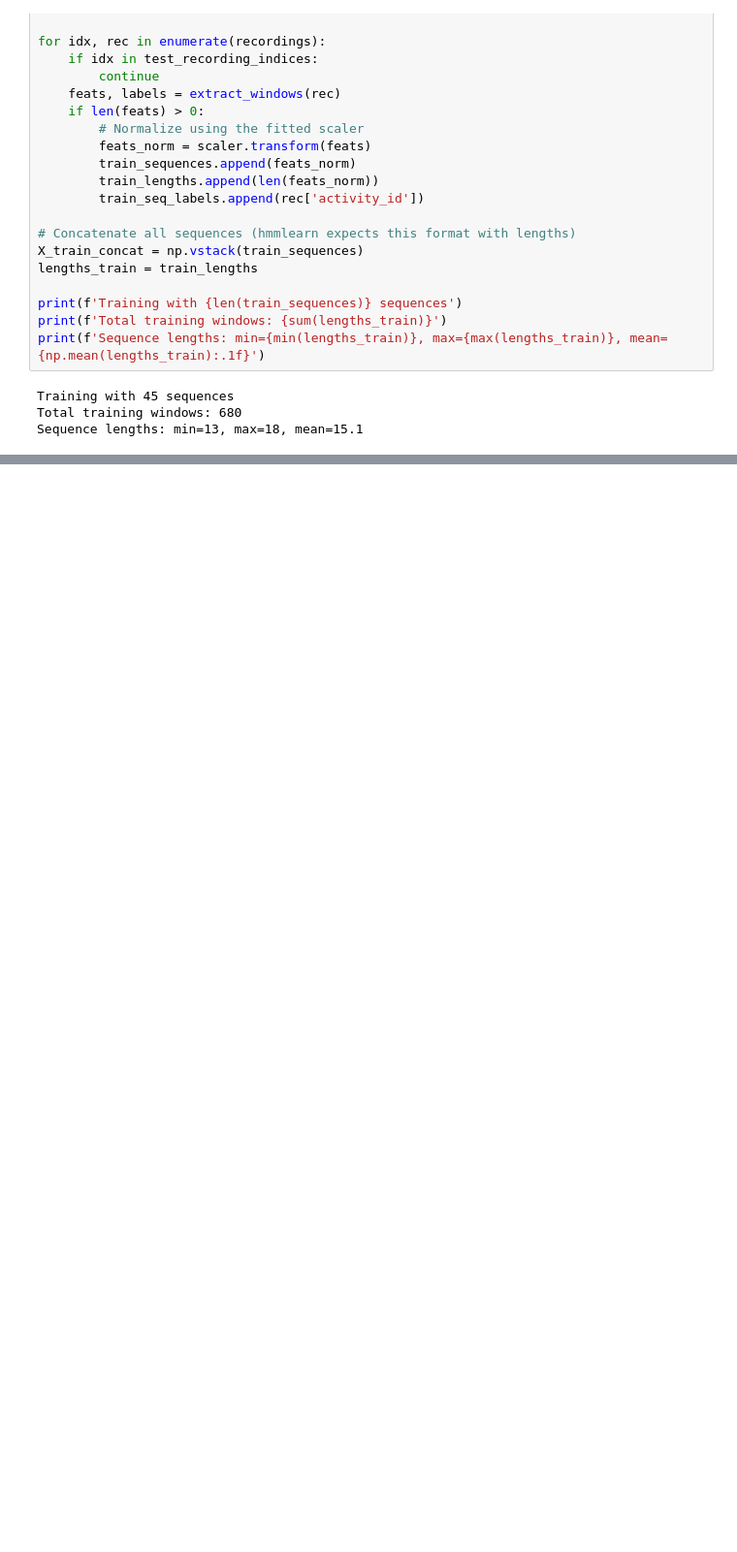
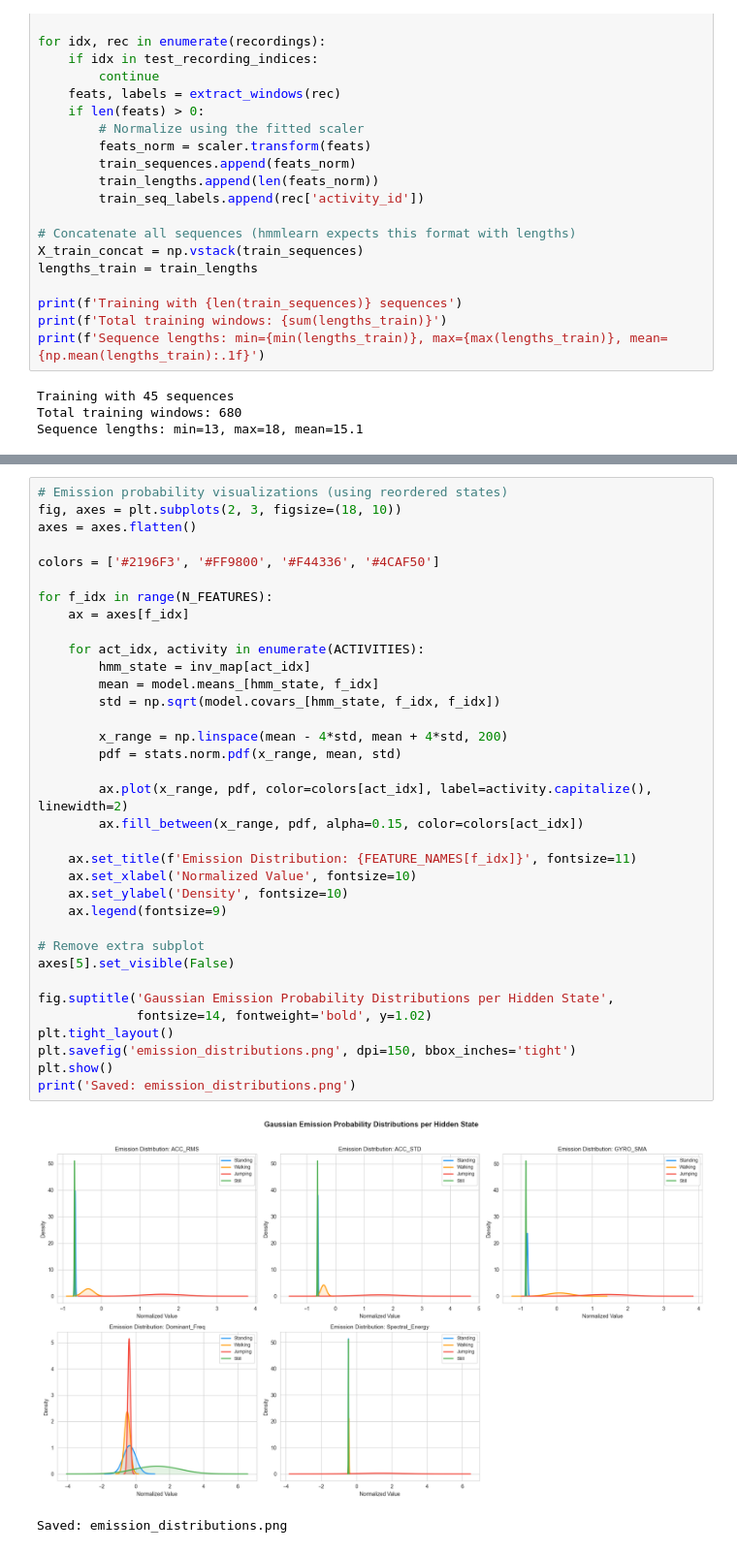
Before and after one commit to izabayo7/human-motion-with-HMM, a Jupyter notebook: hmm_activity_recognition.ipynb, the cells around one changed output, grey strips where cells are left out. Shown at 97% size. Saved outputs shown, nothing was run; the diff lists cells and outputs as text; blank space fills up the shorter version.

```diff
--- a/hmm_activity_recognition.ipynb
+++ b/hmm_activity_recognition.ipynb
@@ -599,0 +810,38 @@ Sequence lengths: min=13, max=18, mean=15.1
+# %%
+# Emission probability visualizations (using reordered states)
+fig, axes = plt.subplots(2, 3, figsize=(18, 10))
+axes = axes.flatten()
+
+colors = ['#2196F3', '#FF9800', '#F44336', '#4CAF50']
+
+for f_idx in range(N_FEATURES):
+    ax = axes[f_idx]
+
+    for act_idx, activity in enumerate(ACTIVITIES):
+        hmm_state = inv_map[act_idx]
+        mean = model.means_[hmm_state, f_idx]
+        std = np.sqrt(model.covars_[hmm_state, f_idx, f_idx])
+
+        x_range = np.linspace(mean - 4*std, mean + 4*std, 200)
+        pdf = stats.norm.pdf(x_range, mean, std)
+
+        ax.plot(x_range, pdf, color=colors[act_idx], label=activity.capitalize(), linewidth=2)
+        ax.fill_between(x_range, pdf, alpha=0.15, color=colors[act_idx])
+
+    ax.set_title(f'Emission Distribution: {FEATURE_NAMES[f_idx]}', fontsize=11)
+    ax.set_xlabel('Normalized Value', fontsize=10)
+    ax.set_ylabel('Density', fontsize=10)
+    ax.legend(fontsize=9)
+
+# Remove extra subplot
+axes[5].set_visible(False)
+
+fig.suptitle('Gaussian Emission Probability Distributions per Hidden State',
+             fontsize=14, fontweight='bold', y=1.02)
+plt.tight_layout()
+plt.savefig('emission_distributions.png', dpi=150, bbox_inches='tight')
+plt.show()
+print('Saved: emission_distributions.png')
+# %% [output]
+[figure, added]
+Saved: emission_distributions.png
```
Also changed, not shown: parts of 5 cells of this notebook, 3 other files.
